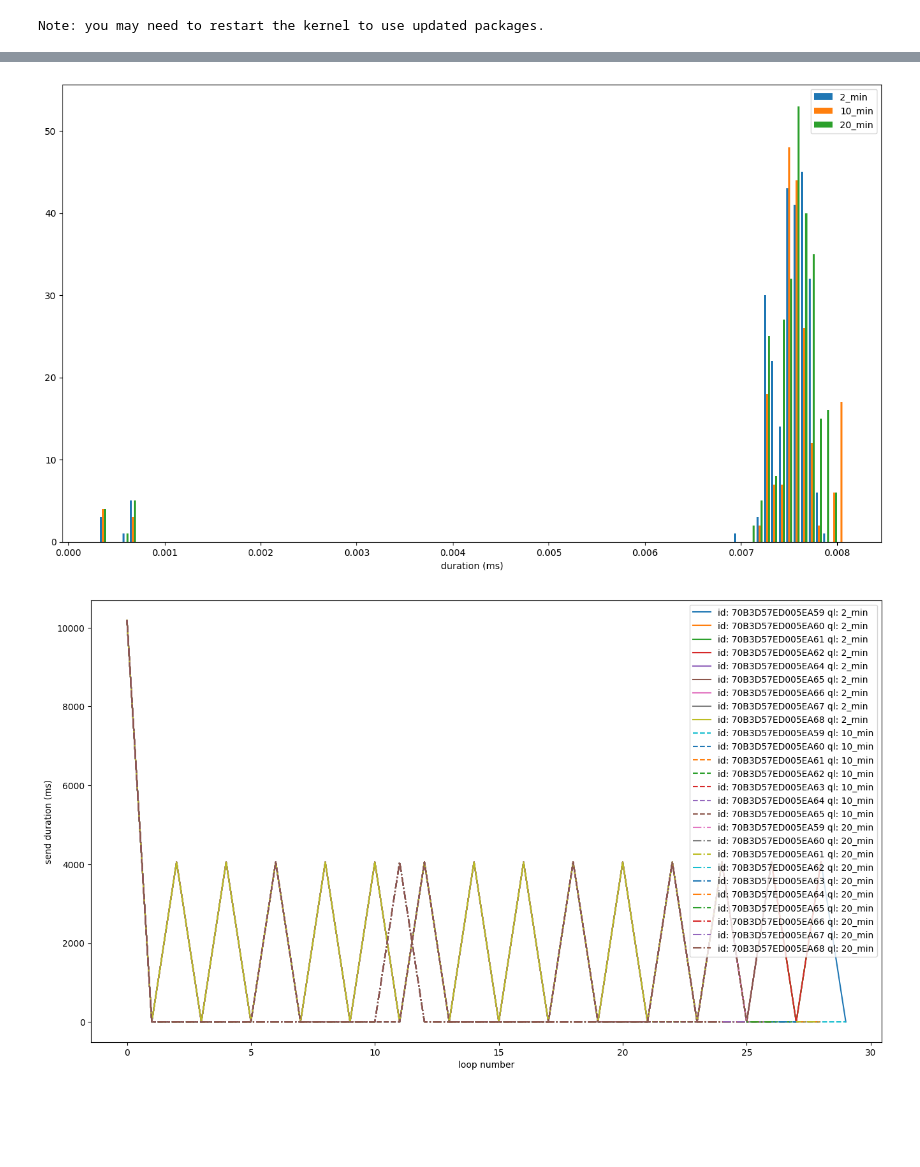
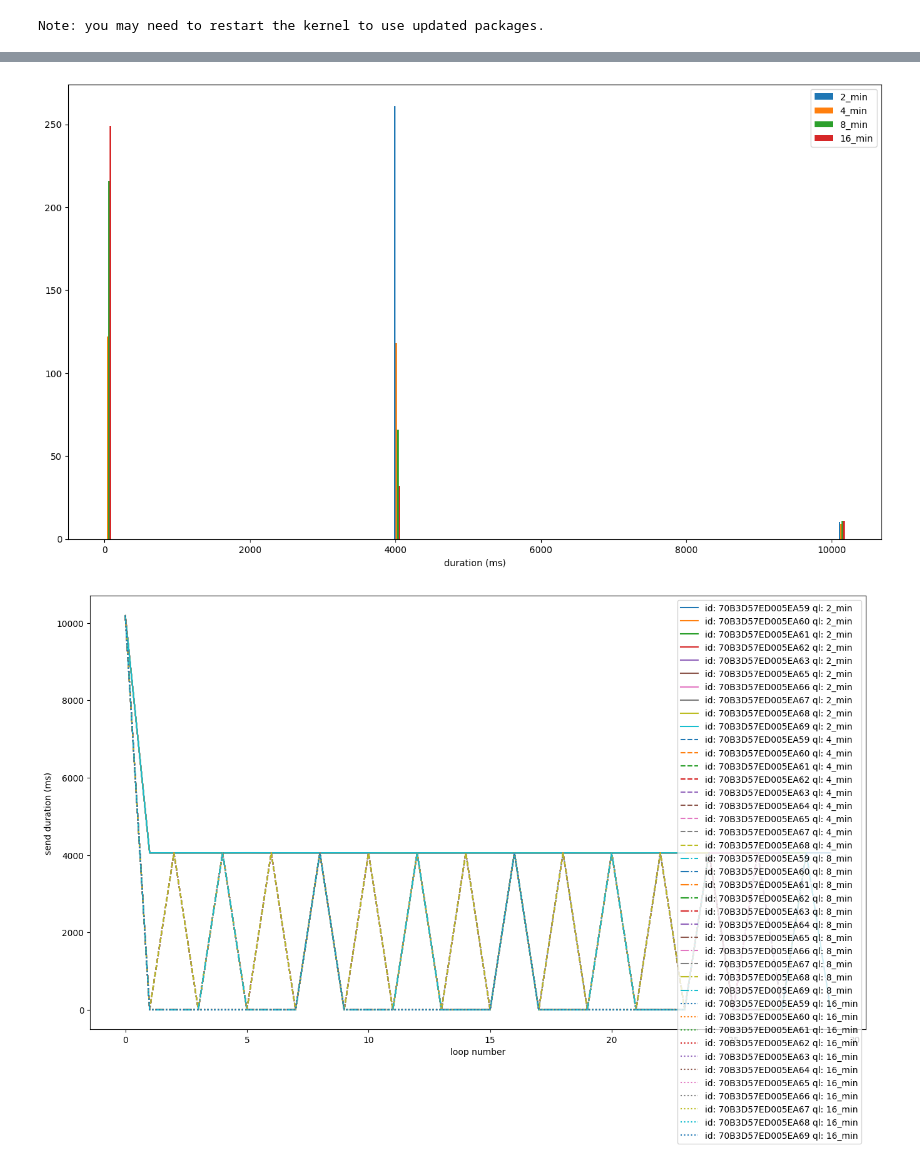
Before and after one commit to FlapKap/Terra-experiments, a Jupyter notebook: experiment/window_size_experiments.ipynb, the cells around one changed output, grey strips where cells are left out. Cells and saved outputs as stored; diff of their text form; code cells hidden in the pictures; blank space fills up the shorter version.

Commit message:
add more experiments and some more data visualisation

```diff
--- a/experiment/window_size_experiments.ipynb
+++ b/experiment/window_size_experiments.ipynb
@@ -17,3 +11,10 @@ experiments_and_query_lengths = {
+# %%
+experiments_and_query_lengths = {
+    "404267": "2_min",
+    "404268": "4_min",
+    "404270": "8_min",
+    "404271": "16_min",
+}
 # %%
 # load all the parquet files
 experiment_dfs = {}
@@ -50,27 +51,28 @@ plt.legend()
 plt.xlabel("duration (ms)")
 plt.show()
 # %% [output]
-[figure, old version]
+[figure, new version]
 # %%
 # lets prepare some data for plotting
 styles ={
     "2_min": "-",
-    "10_min": "--",
-    "20_min": "-.",
+    "4_min": "--",
+    "8_min": "-.",
+    "16_min": ":"
 }
 plt.figure(figsize=(16,9))
 for k,v in experiment_dfs.items():
     grouper = v.groupby(["node_id", "loop_num", "activity"], observed=True)["timestamp"]
     differences = (grouper.last() - grouper.first())[idx[:,:,"send"]] / np.timedelta64(1, "ms")
     for name, group in differences.groupby("node_id", observed=True):
         #print()
         plt.plot(group[idx[name,:,:]], label=f"id: {name} ql: {k}", linestyle=styles[k], )
 plt.legend()
 plt.xlabel("loop number")
 plt.ylabel("send duration (ms)")
 plt.show()
 # %% [output]
-[figure, old version]
+[figure, new version]
 # %%
 # lets do a box plot of duration on serialization
 plt.figure(figsize=(16,9))
```
Also changed, not shown: parts of 5 cells of this notebook, 5 other files.
